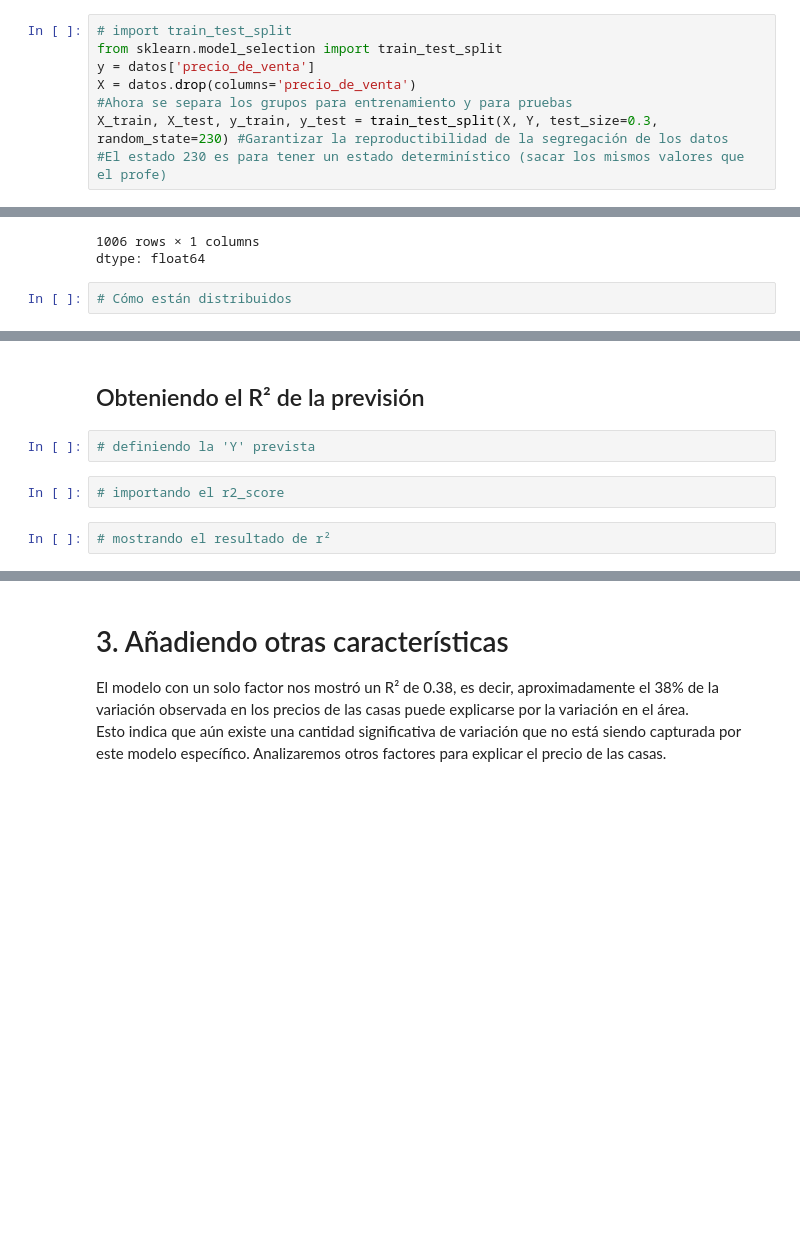
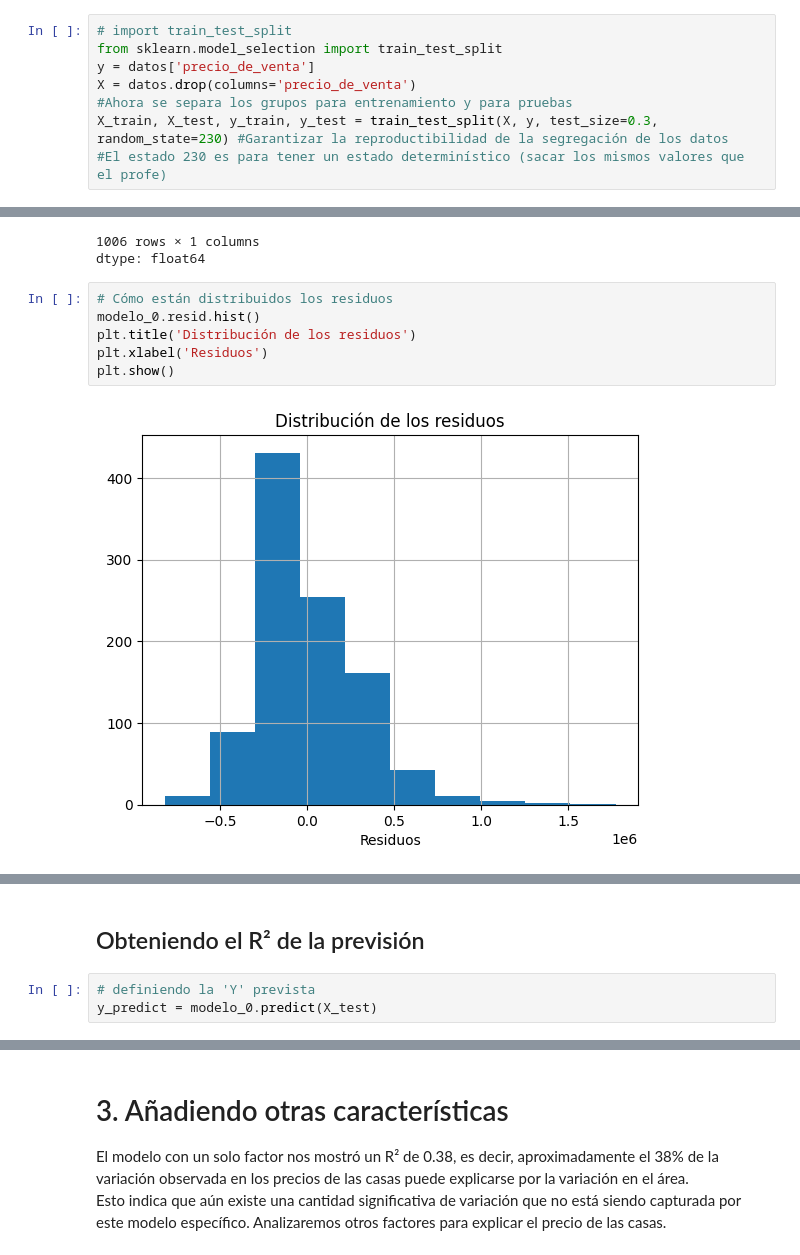
Before and after one commit to jaimesierrab/Challenge-Amigo-secreto, a Jupyter notebook: precios_de_inmuebles_regresion_lineal.ipynb, the cells around one changed output, grey strips where cells are left out. Saved outputs shown, nothing was run; the diff lists cells and outputs as text; blank space fills up the shorter version.

```diff
--- a/precios_de_inmuebles_regresion_lineal.ipynb
+++ b/precios_de_inmuebles_regresion_lineal.ipynb
@@ -214,7 +214,7 @@ from sklearn.model_selection import train_test_split
 y = datos['precio_de_venta']
 X = datos.drop(columns='precio_de_venta')
 #Ahora se separa los grupos para entrenamiento y para pruebas
-X_train, X_test, y_train, y_test = train_test_split(X, Y, test_size=0.3, random_state=230) #Garantizar la reproductibilidad de la segregación de los datos
+X_train, X_test, y_train, y_test = train_test_split(X, y, test_size=0.3, random_state=230) #Garantizar la reproductibilidad de la segregación de los datos
 #El estado 230 es para tener un estado determinístico (sacar los mismos valores que el profe)
 # %%
 #Datos de entrenamiento para usar la fórmula
@@ -299,15 +299,18 @@ modelo_0.resid
 | 768 | -37547.820756 |
 1006 rows × 1 columns
 dtype: float64
-# %%
-# Cómo están distribuidos
+# %%
+# Cómo están distribuidos los residuos
+modelo_0.resid.hist()
+plt.title('Distribución de los residuos')
+plt.xlabel('Residuos')
+plt.show()
+# %% [output]
+[figure, added]
 # %% [markdown]
 <img src="https://i.ibb.co/zGTB35V/residuos.png" alt="residuos" border="0">
 # %% [markdown]
 ## Obteniendo el R² de la previsión
 # %%
 # definiendo la 'Y' prevista
+y_predict = modelo_0.predict(X_test)
-# %%
-# importando el r2_score
-# %%
-# mostrando el resultado de r²
```
Also changed, not shown: parts of 16 cells of this notebook.
